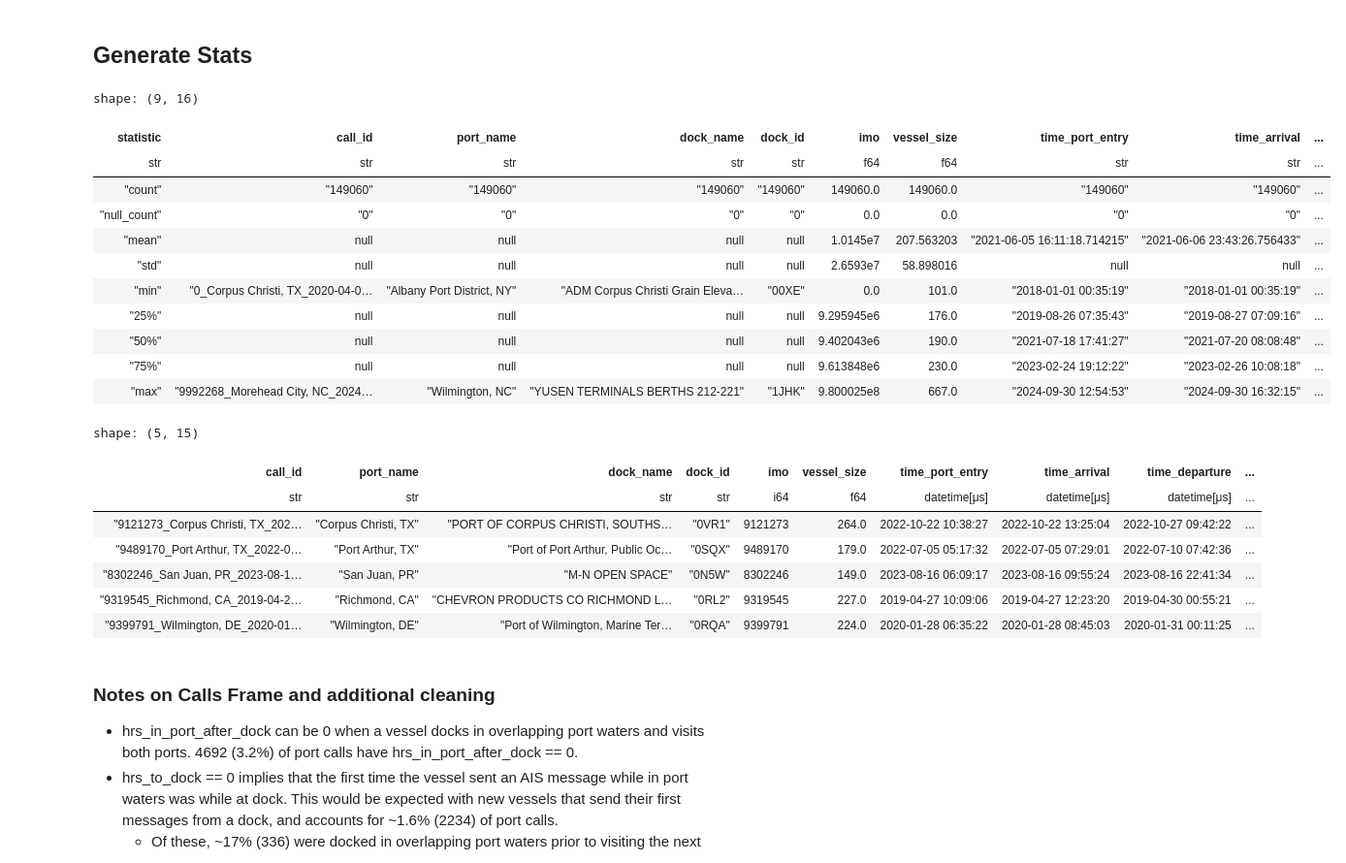
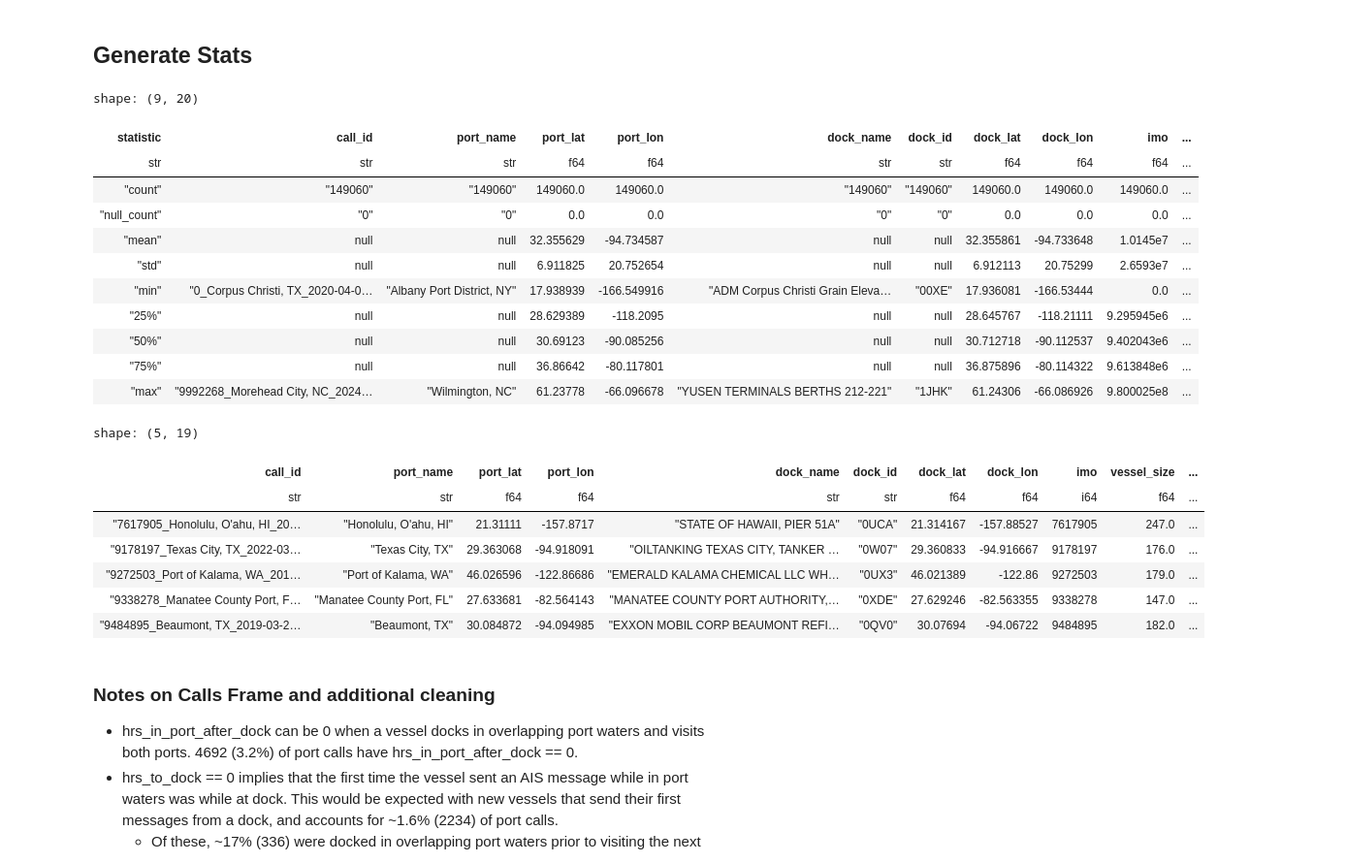
Before and after one commit to epistemetrica/Port-Performance-Project, a Jupyter notebook: port_stats.ipynb, the cells around one changed output. Shown at 97% size. Cells and saved outputs as stored; diff of their text form; code cells hidden in the pictures.

Commit message:
dev port_stats visualizations

```diff
--- a/port_stats.ipynb
+++ b/port_stats.ipynb
@@ -69,10 +69,16 @@ calls_df = (
     .agg(
         #port name
         port_name = pl.first('port_name'),
+        #port lat and lon
+        port_lat = pl.first('port_lat'),
+        port_lon = pl.first('port_lon'),
         #dock name
         dock_name = pl.first('dock_name'),
         #dock_id
         dock_id = pl.first('dock_id'),
+        #dock lat and lon
+        dock_lat = pl.first('dock_lat'),
+        dock_lon = pl.first('dock_lon'),
         #vessel imo
         imo = pl.first('imo'),
         #vessel size
@@ -110,53 +116,53 @@ calls_df = (
             pl.col('time_departure').is_not_null())
     #drop calls with missing port entry or exit time
     .filter(pl.col('time_port_entry').is_not_null() &
             pl.col('time_port_exit').is_not_null())
     #compute additional stats
     .with_columns(
         #time from port entry to docking in hrs
         hrs_to_dock = (
             (pl.col('time_arrival') - pl.col('time_port_entry'))
             .dt.total_minutes()/60
         ),
         #time in port waters after leaving dock
         hrs_in_port_after_dock = (
             (pl.col('time_port_exit') - pl.col('time_departure'))
             .dt.total_minutes()/60
         ),
         #total time in port waters in hrs
         hrs_in_port_waters =(
             (pl.col('time_port_exit') - pl.col('time_port_entry'))
             .dt.total_minutes()/60
         )
     )
     #collect
     .collect()
 )
 
 #inspect
 display(calls_df.describe())
 calls_df.head(5)
 # %% [output]
-shape: (9, 16)
+shape: (9, 20)
-| statistic | call_id | port_name | dock_name | dock_id | imo | vessel_size | time_port_entry | time_arrival | ... |
-| str | str | str | str | str | f64 | f64 | str | str | ... |
-| "count" | "149060" | "149060" | "149060" | "149060" | 149060.0 | 149060.0 | "149060" | "149060" | ... |
-| "null_count" | "0" | "0" | "0" | "0" | 0.0 | 0.0 | "0" | "0" | ... |
-| "mean" | null | null | null | null | 1.0145e7 | 207.563203 | "2021-06-05 16:11:18.714215" | "2021-06-06 23:43:26.756433" | ... |
-| "std" | null | null | null | null | 2.6593e7 | 58.898016 | null | null | ... |
-| "min" | "0_Corpus Christi, TX_2020-04-0… | "Albany Port District, NY" | "ADM Corpus Christi Grain Eleva… | "00XE" | 0.0 | 101.0 | "2018-01-01 00:35:19" | "2018-01-01 00:35:19" | ... |
-| "25%" | null | null | null | null | 9.295945e6 | 176.0 | "2019-08-26 07:35:43" | "2019-08-27 07:09:16" | ... |
-| "50%" | null | null | null | null | 9.402043e6 | 190.0 | "2021-07-18 17:41:27" | "2021-07-20 08:08:48" | ... |
-| "75%" | null | null | null | null | 9.613848e6 | 230.0 | "2023-02-24 19:12:22" | "2023-02-26 10:08:18" | ... |
-| "max" | "9992268_Morehead City, NC_2024… | "Wilmington, NC" | "YUSEN TERMINALS BERTHS 212-221" | "1JHK" | 9.800025e8 | 667.0 | "2024-09-30 12:54:53" | "2024-09-30 16:32:15" | ... |
+| statistic | call_id | port_name | port_lat | port_lon | dock_name | dock_id | dock_lat | dock_lon | imo | ... |
+| str | str | str | f64 | f64 | str | str | f64 | f64 | f64 | ... |
+| "count" | "149060" | "149060" | 149060.0 | 149060.0 | "149060" | "149060" | 149060.0 | 149060.0 | 149060.0 | ... |
+| "null_count" | "0" | "0" | 0.0 | 0.0 | "0" | "0" | 0.0 | 0.0 | 0.0 | ... |
+| "mean" | null | null | 32.355629 | -94.734587 | null | null | 32.355861 | -94.733648 | 1.0145e7 | ... |
+| "std" | null | null | 6.911825 | 20.752654 | null | null | 6.912113 | 20.75299 | 2.6593e7 | ... |
+| "min" | "0_Corpus Christi, TX_2020-04-0… | "Albany Port District, NY" | 17.938939 | -166.549916 | "ADM Corpus Christi Grain Eleva… | "00XE" | 17.936081 | -166.53444 | 0.0 | ... |
+| "25%" | null | null | 28.629389 | -118.2095 | null | null | 28.645767 | -118.21111 | 9.295945e6 | ... |
+| "50%" | null | null | 30.69123 | -90.085256 | null | null | 30.712718 | -90.112537 | 9.402043e6 | ... |
+| "75%" | null | null | 36.86642 | -80.117801 | null | null | 36.875896 | -80.114322 | 9.613848e6 | ... |
+| "max" | "9992268_Morehead City, NC_2024… | "Wilmington, NC" | 61.23778 | -66.096678 | "YUSEN TERMINALS BERTHS 212-221" | "1JHK" | 61.24306 | -66.086926 | 9.800025e8 | ... |
-shape: (5, 15)
+shape: (5, 19)
-| call_id | port_name | dock_name | dock_id | imo | vessel_size | time_port_entry | time_arrival | time_departure | ... |
-| str | str | str | str | i64 | f64 | datetime[μs] | datetime[μs] | datetime[μs] | ... |
-| "9121273_Corpus Christi, TX_202… | "Corpus Christi, TX" | "PORT OF CORPUS CHRISTI, SOUTHS… | "0VR1" | 9121273 | 264.0 | 2022-10-22 10:38:27 | 2022-10-22 13:25:04 | 2022-10-27 09:42:22 | ... |
-| "9489170_Port Arthur, TX_2022-0… | "Port Arthur, TX" | "Port of Port Arthur, Public Oc… | "0SQX" | 9489170 | 179.0 | 2022-07-05 05:17:32 | 2022-07-05 07:29:01 | 2022-07-10 07:42:36 | ... |
-| "8302246_San Juan, PR_2023-08-1… | "San Juan, PR" | "M-N OPEN SPACE" | "0N5W" | 8302246 | 149.0 | 2023-08-16 06:09:17 | 2023-08-16 09:55:24 | 2023-08-16 22:41:34 | ... |
-| "9319545_Richmond, CA_2019-04-2… | "Richmond, CA" | "CHEVRON PRODUCTS CO RICHMOND L… | "0RL2" | 9319545 | 227.0 | 2019-04-27 10:09:06 | 2019-04-27 12:23:20 | 2019-04-30 00:55:21 | ... |
-| "9399791_Wilmington, DE_2020-01… | "Wilmington, DE" | "Port of Wilmington, Marine Ter… | "0RQA" | 9399791 | 224.0 | 2020-01-28 06:35:22 | 2020-01-28 08:45:03 | 2020-01-31 00:11:25 | ... |
+| call_id | port_name | port_lat | port_lon | dock_name | dock_id | dock_lat | dock_lon | imo | vessel_size | ... |
+| str | str | f64 | f64 | str | str | f64 | f64 | i64 | f64 | ... |
+| "7617905_Honolulu, O'ahu, HI_20… | "Honolulu, O'ahu, HI" | 21.31111 | -157.8717 | "STATE OF HAWAII, PIER 51A" | "0UCA" | 21.314167 | -157.88527 | 7617905 | 247.0 | ... |
+| "9178197_Texas City, TX_2022-03… | "Texas City, TX" | 29.363068 | -94.918091 | "OILTANKING TEXAS CITY, TANKER … | "0W07" | 29.360833 | -94.916667 | 9178197 | 176.0 | ... |
+| "9272503_Port of Kalama, WA_201… | "Port of Kalama, WA" | 46.026596 | -122.86686 | "EMERALD KALAMA CHEMICAL LLC WH… | "0UX3" | 46.021389 | -122.86 | 9272503 | 179.0 | ... |
+| "9338278_Manatee County Port, F… | "Manatee County Port, FL" | 27.633681 | -82.564143 | "MANATEE COUNTY PORT AUTHORITY,… | "0XDE" | 27.629246 | -82.563355 | 9338278 | 147.0 | ... |
+| "9484895_Beaumont, TX_2019-03-2… | "Beaumont, TX" | 30.084872 | -94.094985 | "EXXON MOBIL CORP BEAUMONT REFI… | "0QV0" | 30.07694 | -94.06722 | 9484895 | 182.0 | ... |
 # %% [markdown]
 ### Notes on Calls Frame and additional cleaning
 
```
Also changed, not shown: parts of 6 cells of this notebook.
